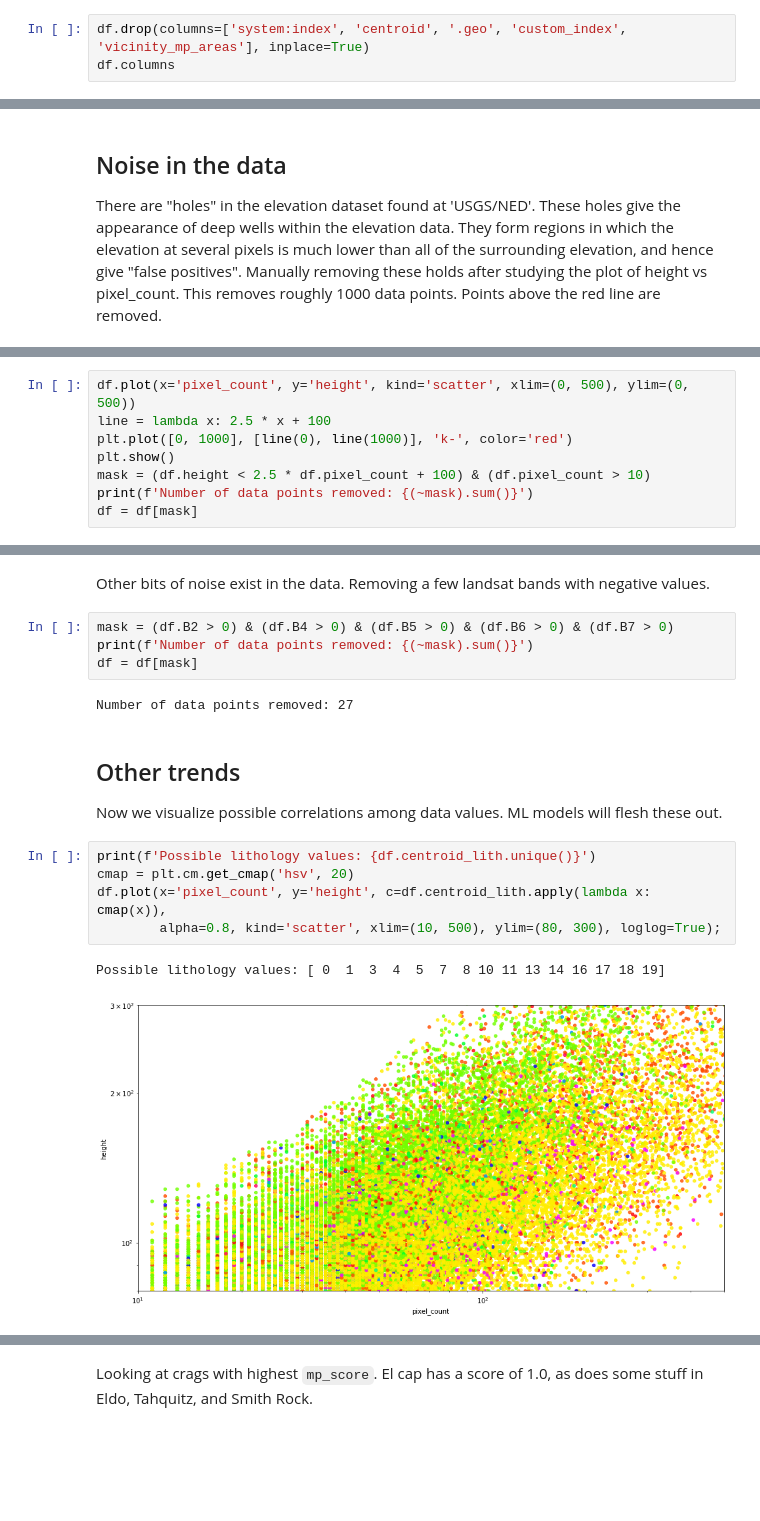
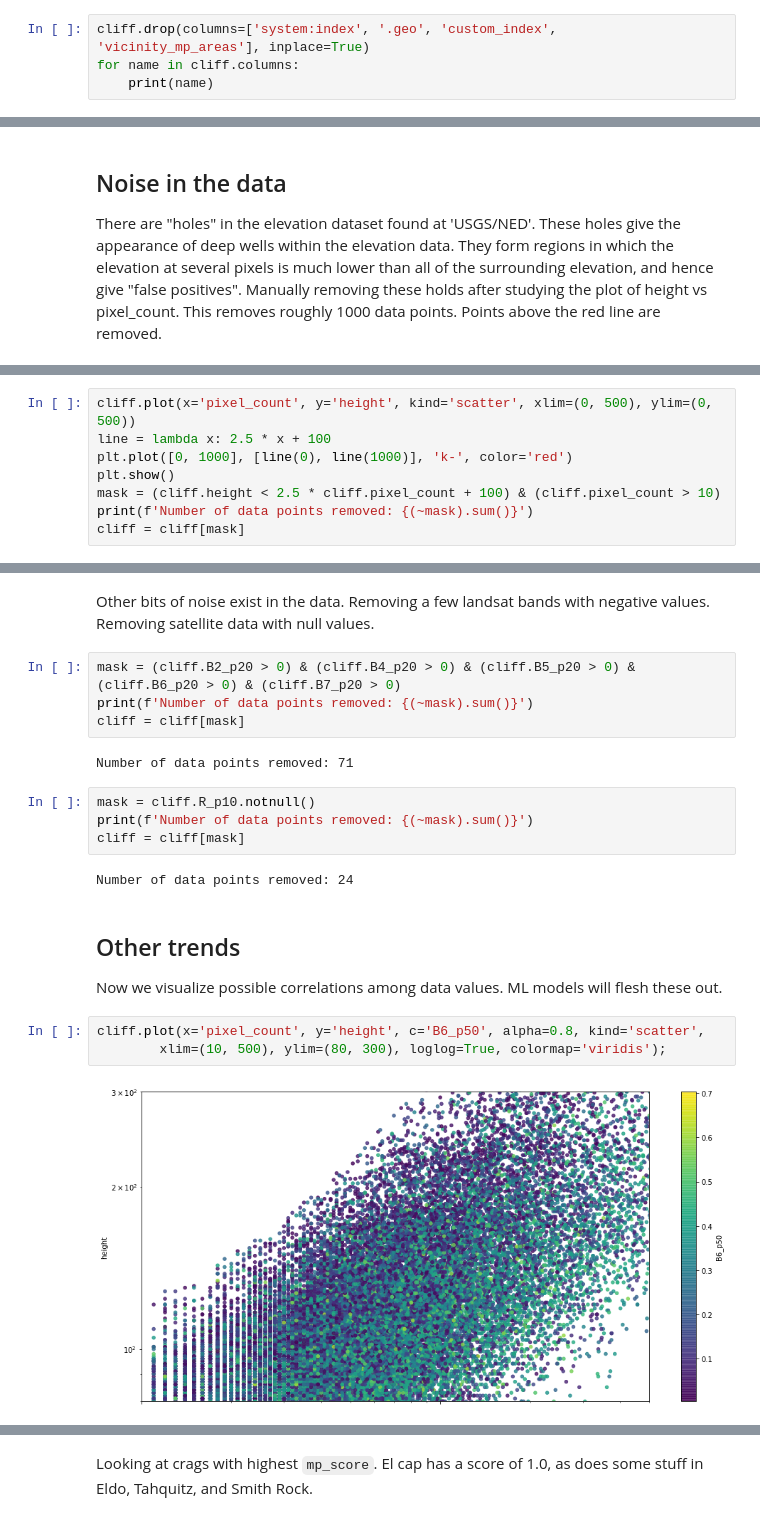
Before and after one commit to zebengberg/big-wall-finder, a Jupyter notebook: src/explore_data.ipynb, the cells around one changed output, grey strips where cells are left out. Saved outputs shown, nothing was run; the diff lists cells and outputs as text; blank space fills up the shorter version.

Commit message:
changed to accommodate satellite data

```diff
--- a/src/explore_data.ipynb
+++ b/src/explore_data.ipynb
@@ -31,4 +31,5 @@ Now everything we need is inside the `df` dataframe. Dropping some left-over col
 # %%
-df.drop(columns=['system:index', 'centroid', '.geo', 'custom_index', 'vicinity_mp_areas'], inplace=True)
-df.columns
+cliff.drop(columns=['system:index', '.geo', 'custom_index', 'vicinity_mp_areas'], inplace=True)
+for name in cliff.columns:
+    print(name)
 # %% [output]
@@ -170,9 +178,9 @@ df[df.height > 500].sort_values(by='height', ascending=False)[
 # %%
-df.plot(x='pixel_count', y='height', kind='scatter', xlim=(0, 500), ylim=(0, 500))
+cliff.plot(x='pixel_count', y='height', kind='scatter', xlim=(0, 500), ylim=(0, 500))
 line = lambda x: 2.5 * x + 100
 plt.plot([0, 1000], [line(0), line(1000)], 'k-', color='red')
 plt.show()
-mask = (df.height < 2.5 * df.pixel_count + 100) & (df.pixel_count > 10)
+mask = (cliff.height < 2.5 * cliff.pixel_count + 100) & (cliff.pixel_count > 10)
 print(f'Number of data points removed: {(~mask).sum()}')
-df = df[mask]
+cliff = cliff[mask]
 # %% [output]
@@ -181,21 +189,24 @@ Number of data points removed: 6004
 # %% [markdown]
-Other bits of noise exist in the data. Removing a few landsat bands with negative values.
+Other bits of noise exist in the data. Removing a few landsat bands with negative values. Removing satellite data with null values.
 # %%
-mask = (df.B2 > 0) & (df.B4 > 0) & (df.B5 > 0) & (df.B6 > 0) & (df.B7 > 0)
+mask = (cliff.B2_p20 > 0) & (cliff.B4_p20 > 0) & (cliff.B5_p20 > 0) & (cliff.B6_p20 > 0) & (cliff.B7_p20 > 0)
 print(f'Number of data points removed: {(~mask).sum()}')
-df = df[mask]
+cliff = cliff[mask]
 # %% [output]
-Number of data points removed: 27
+Number of data points removed: 71
+# %%
+mask = cliff.R_p10.notnull()
+print(f'Number of data points removed: {(~mask).sum()}')
+cliff = cliff[mask]
+# %% [output]
+Number of data points removed: 24
 # %% [markdown]
 ## Other trends
 
 Now we visualize possible correlations among data values. ML models will flesh these out.
 # %%
-print(f'Possible lithology values: {df.centroid_lith.unique()}')
-cmap = plt.cm.get_cmap('hsv', 20)
-df.plot(x='pixel_count', y='height', c=df.centroid_lith.apply(lambda x: cmap(x)),
-        alpha=0.8, kind='scatter', xlim=(10, 500), ylim=(80, 300), loglog=True);
+cliff.plot(x='pixel_count', y='height', c='B6_p50', alpha=0.8, kind='scatter',
+        xlim=(10, 500), ylim=(80, 300), loglog=True, colormap='viridis');
 # %% [output]
-Possible lithology values: [ 0  1  3  4  5  7  8 10 11 13 14 16 17 18 19]
-[figure, old version]
+[figure, new version]
 # %%
```
Also changed, not shown: parts of 17 cells of this notebook, 4 other files.
